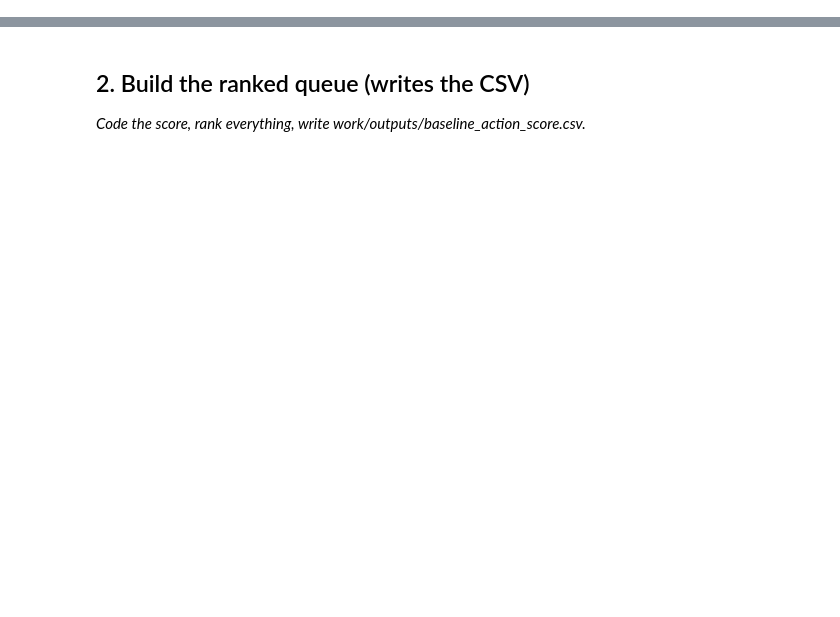
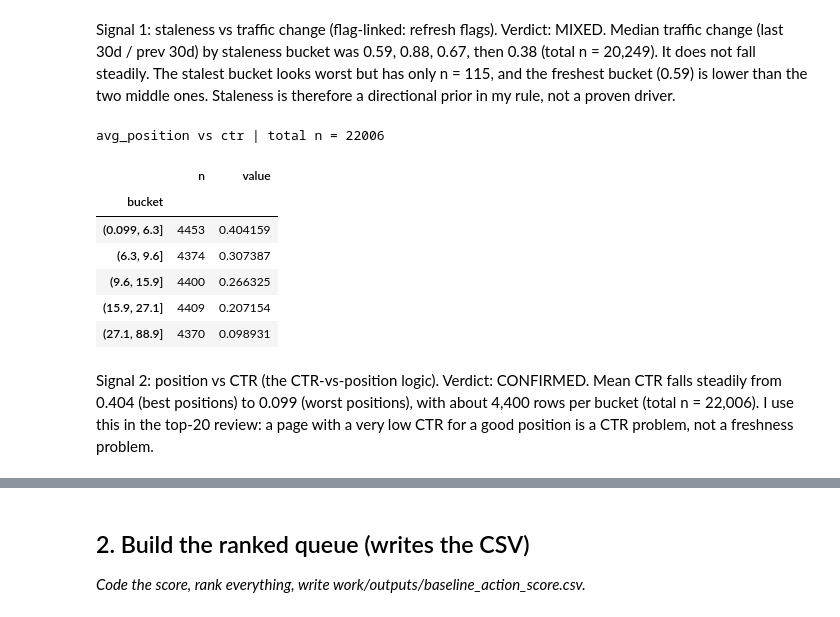
Before and after one commit to tabeeljohn2/flyrank-ml-internship, a Jupyter notebook: work/notebooks/w04_baseline_score.ipynb, the cells around one changed output, grey strips where cells are left out. Cells and saved outputs as stored; diff of their text form; code cells hidden in the pictures; blank space fills up the shorter version.

```diff
--- a/work/notebooks/w04_baseline_score.ipynb
+++ b/work/notebooks/w04_baseline_score.ipynb
@@ -15,0 +48,7 @@ This skeleton is yours to fill. Work the sections **in order** — each one has
+# %%
+def bucket_table(d, x, y, agg="median", q=5):
+    d = d.dropna(subset=[x, y]).copy()
+    d["bucket"] = pd.qcut(d[x], q, duplicates="drop")
+    t = d.groupby("bucket", observed=True).agg(n=(y,"size"), value=(y,agg))
+    print(f"{x} vs {y} | total n = {len(d)}")
+    return t
@@ -15,0 +67,17 @@ This skeleton is yours to fill. Work the sections **in order** — each one has
+# %% [markdown]
+Signal 1: staleness vs traffic change (flag-linked: refresh flags).
+Verdict: MIXED. Median traffic change (last 30d / prev 30d) by staleness bucket was 0.59, 0.88, 0.67, then 0.38 (total n = 20,249). It does not fall steadily. The stalest bucket looks worst but has only n = 115, and the freshest bucket (0.59) is lower than the two middle ones. Staleness is therefore a directional prior in my rule, not a proven driver.
+# %%
+bucket_table(df[df["impressions_90d"] >= 100], "avg_position", "ctr", agg="mean")
+# %% [output]
+avg_position vs ctr | total n = 22006
+|  | n | value |
+| bucket |  |  |
+| (0.099, 6.3] | 4453 | 0.404159 |
+| (6.3, 9.6] | 4374 | 0.307387 |
+| (9.6, 15.9] | 4400 | 0.266325 |
+| (15.9, 27.1] | 4409 | 0.207154 |
+| (27.1, 88.9] | 4370 | 0.098931 |
+# %% [markdown]
+Signal 2: position vs CTR (the CTR-vs-position logic).
+Verdict: CONFIRMED. Mean CTR falls steadily from 0.404 (best positions) to 0.099 (worst positions), with about 4,400 rows per bucket (total n = 22,006). I use this in the top-20 review: a page with a very low CTR for a good position is a CTR problem, not a freshness problem.
```
Also changed, not shown: parts of 18 cells of this notebook.
